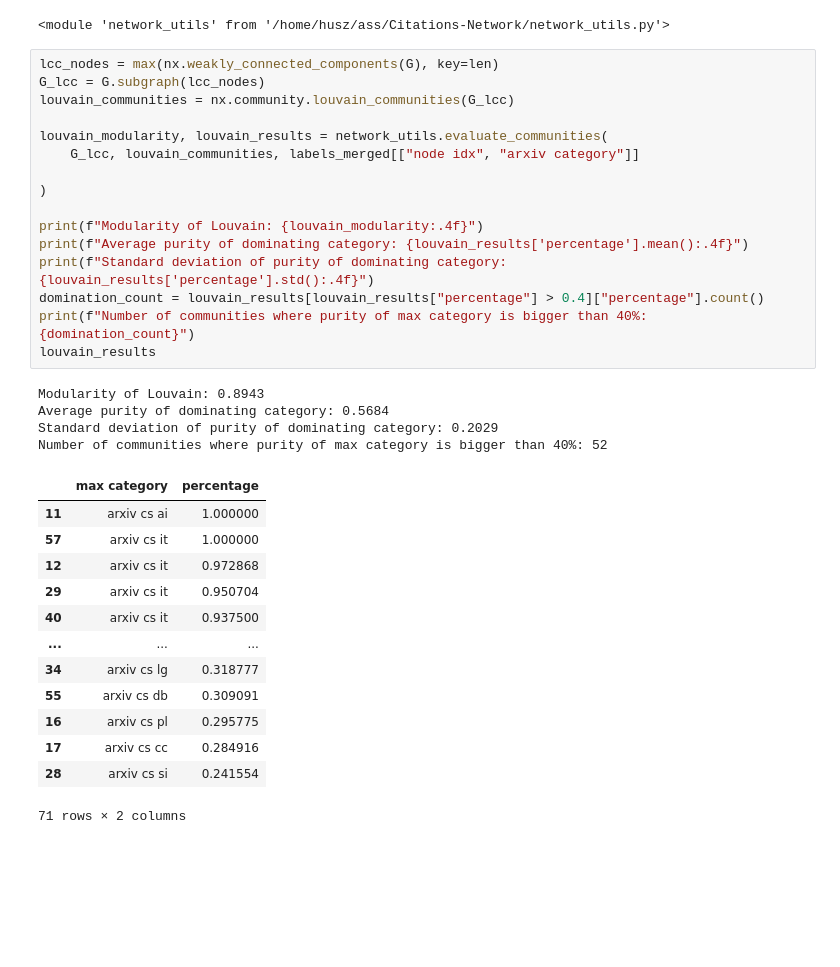
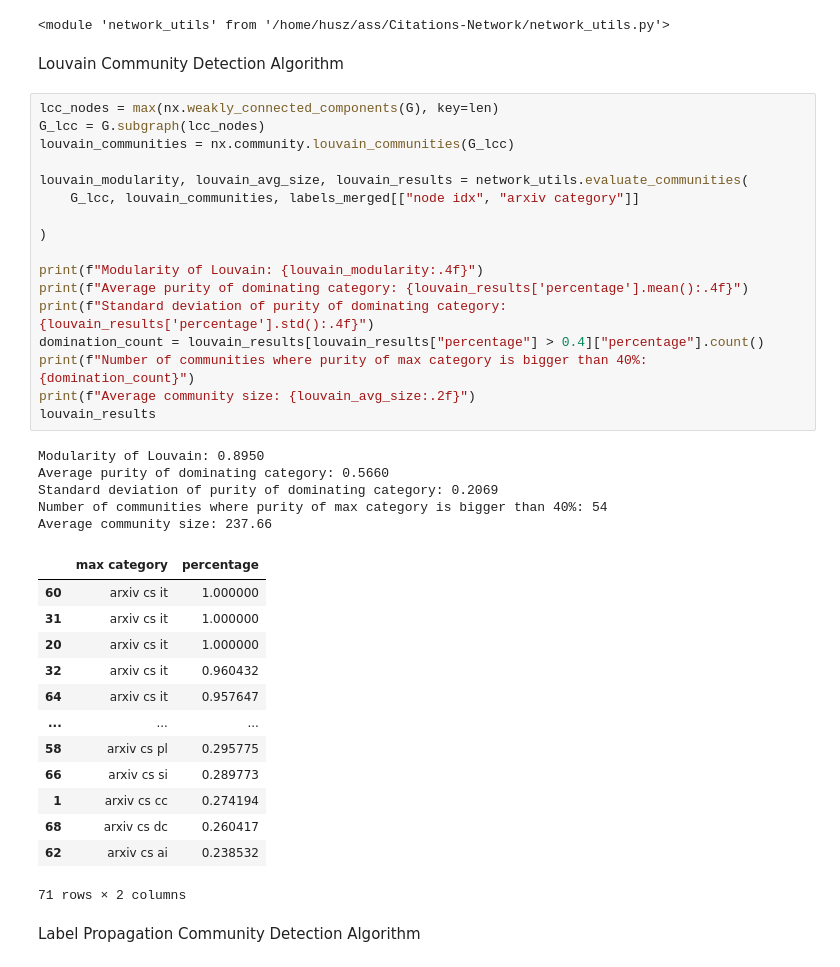
Before and after one commit to husz78/Citations-Network, a Jupyter notebook: graph_analysis.ipynb, the cells around one changed output. Drawn from its saved outputs; the diff is of its cells as text; blank space fills up the shorter version.

```diff
--- a/graph_analysis.ipynb
+++ b/graph_analysis.ipynb
@@ -379,39 +379,45 @@ import importlib
 importlib.reload(network_utils)
 # %% [output]
 <module 'network_utils' from '/home/husz/ass/Citations-Network/network_utils.py'>
+# %% [markdown]
+Louvain Community Detection Algorithm
 # %%
 lcc_nodes = max(nx.weakly_connected_components(G), key=len)
 G_lcc = G.subgraph(lcc_nodes)
 louvain_communities = nx.community.louvain_communities(G_lcc)
 
-louvain_modularity, louvain_results = network_utils.evaluate_communities(
+louvain_modularity, louvain_avg_size, louvain_results = network_utils.evaluate_communities(
     G_lcc, louvain_communities, labels_merged[["node idx", "arxiv category"]]
 
 )
 
 print(f"Modularity of Louvain: {louvain_modularity:.4f}")
 print(f"Average purity of dominating category: {louvain_results['percentage'].mean():.4f}")
 print(f"Standard deviation of purity of dominating category: {louvain_results['percentage'].std():.4f}")
 domination_count = louvain_results[louvain_results["percentage"] > 0.4]["percentage"].count()
 print(f"Number of communities where purity of max category is bigger than 40%: {domination_count}")
+print(f"Average community size: {louvain_avg_size:.2f}")
 louvain_results
 # %% [output]
-Modularity of Louvain: 0.8943
-Average purity of dominating category: 0.5684
-Standard deviation of purity of dominating category: 0.2029
-Number of communities where purity of max category is bigger than 40%: 52
+Modularity of Louvain: 0.8950
+Average purity of dominating category: 0.5660
+Standard deviation of purity of dominating category: 0.2069
+Number of communities where purity of max category is bigger than 40%: 54
+Average community size: 237.66
 |  | max category | percentage |
-| 11 | arxiv cs ai | 1.000000 |
-| 57 | arxiv cs it | 1.000000 |
-| 12 | arxiv cs it | 0.972868 |
-| 29 | arxiv cs it | 0.950704 |
-| 40 | arxiv cs it | 0.937500 |
+| 60 | arxiv cs it | 1.000000 |
+| 31 | arxiv cs it | 1.000000 |
+| 20 | arxiv cs it | 1.000000 |
+| 32 | arxiv cs it | 0.960432 |
+| 64 | arxiv cs it | 0.957647 |
 | ... | ... | ... |
-| 34 | arxiv cs lg | 0.318777 |
-| 55 | arxiv cs db | 0.309091 |
-| 16 | arxiv cs pl | 0.295775 |
-| 17 | arxiv cs cc | 0.284916 |
-| 28 | arxiv cs si | 0.241554 |
+| 58 | arxiv cs pl | 0.295775 |
+| 66 | arxiv cs si | 0.289773 |
+| 1 | arxiv cs cc | 0.274194 |
+| 68 | arxiv cs dc | 0.260417 |
+| 62 | arxiv cs ai | 0.238532 |
 71 rows × 2 columns
+# %% [markdown]
+Label Propagation Community Detection Algorithm
 # %%
 label_prop_communities = list(nx.community.fast_label_propagation_communities(G_lcc))
```
Also changed, not shown: parts of 14 cells of this notebook, 2 other files.
